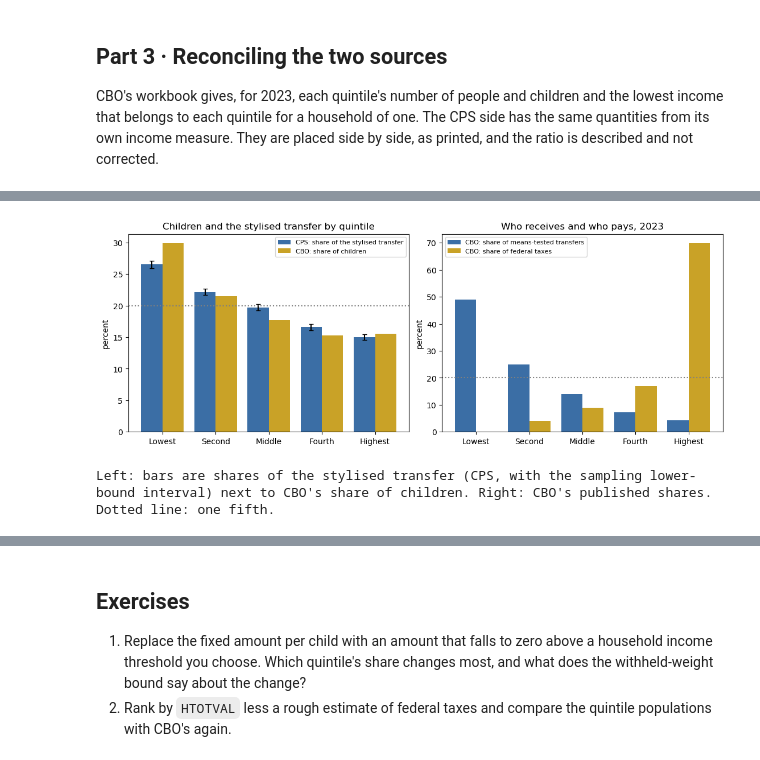
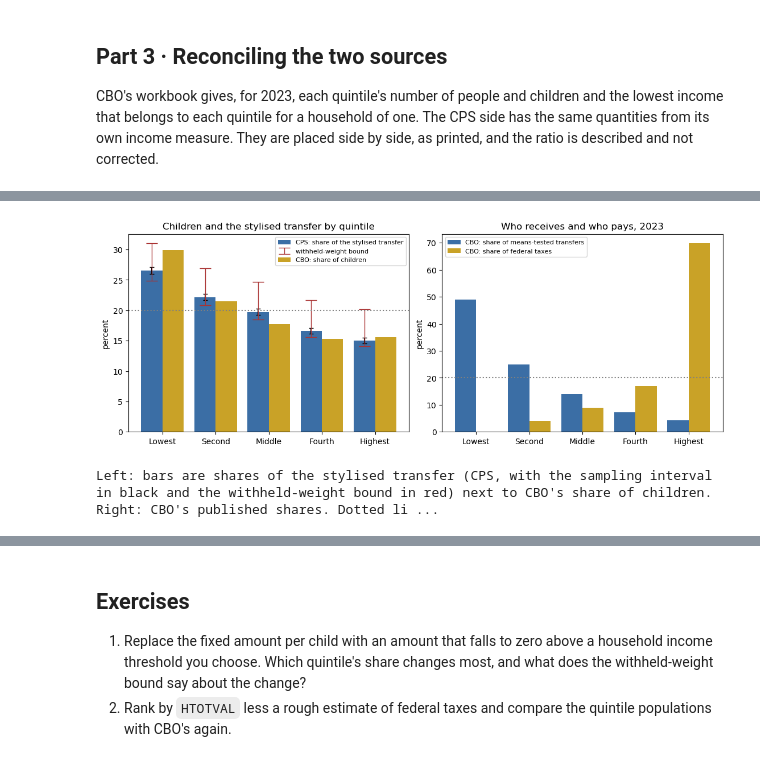
Before and after one commit to KhipuResearch/telosyn-notebooks-for-policy-analysis, a Jupyter notebook: projects/10-economic-evaluation/E03_distributional_incidence/E03_distributional_incidence.ipynb, the cells around one changed output, grey strips where cells are left out. Saved outputs shown, nothing was run; the diff lists cells and outputs as text; code cells hidden in the pictures.

```diff
--- a/projects/10-economic-evaluation/E03_distributional_incidence/E03_distributional_incidence.ipynb
+++ b/projects/10-economic-evaluation/E03_distributional_incidence/E03_distributional_incidence.ipynb
@@ -158,7 +180,7 @@ def read_table(path: Path, sheet: str) -> pd.DataFrame:
 cbo = {}
 for key, sheet in SHEETS.items():
     frame, prov = frame_from_bulk_file(source, lambda p, s=sheet: read_table(p, s))
-    prov.with_pap(PLAN).write(NB_DIR / "provenance" / f"e03_cbo_{key}.json")
+    prov.with_pap_chain(PLAN, *AMEND).write(NB_DIR / "provenance" / f"e03_cbo_{key}.json")
     cbo[key] = frame[frame["Year"] == YEAR].reset_index(drop=True)
     print(f"{sheet:32s}: {len(frame):4d} rows, {len(cbo[key])} for {YEAR}; digest {prov.content_sha256[:12]}")
 # %% [output]
@@ -322,7 +380,7 @@ def row(label, group_w, total_w, total_w2, people_w=None, people_w2=None):
            "withheld low": 100 * lo, "withheld high": 100 * hi, "children (millions)": group_w / 1e6}
     if people_w is not None:
         k = incidence.share_with_lower_bound(group_w=group_w, total_w=people_w, total_w2=people_w2)
-        out["$ per person"] = TRANSFER_PER_CHILD * k.share
+        out["$ per person, full take-up"] = TRANSFER_PER_CHILD * k.share
         out["$ low"], out["$ high"] = TRANSFER_PER_CHILD * k.low, TRANSFER_PER_CHILD * k.high
         out["people (millions)"] = people_w / 1e6
     return out
@@ -457,20 +576,21 @@ rescales one onto the other.
 # %%
 fig, axes = plt.subplots(1, 2, figsize=(11, 4), constrained_layout=True)
 x = np.arange(5)
 axes[0].bar(x - 0.2, quint["share %"], 0.4, yerr=[quint["share %"] - quint["sampling low"], quint["sampling high"] - quint["share %"]], label="CPS: share of the stylised transfer", color="#3b6ea5", capsize=3)
+axes[0].errorbar(x - 0.2, quint["share %"], yerr=[quint["share %"] - quint["withheld low"], quint["withheld high"] - quint["share %"]], fmt="none", ecolor="#a33", capsize=7, lw=1, label="withheld-weight bound")
 axes[0].bar(x + 0.2, 100 * cbo_kids / cbo_kids.sum(), 0.4, label="CBO: share of children", color="#c9a227")
 axes[0].axhline(20, color="grey", linestyle=":")
 axes[0].set_xticks(x, ["Lowest", "Second", "Middle", "Fourth", "Highest"])
 axes[0].set_ylabel("percent"); axes[0].set_title("Children and the stylised transfer by quintile"); axes[0].legend(fontsize=8)
 tr = cbo["share_transfers"].set_index("Income group").loc[QUINTILES, "Means-tested transfers"].astype(float)
 tx = cbo["share_taxes"].set_index("Income group").loc[QUINTILES, "Federal taxes"].astype(float)
 axes[1].bar(x - 0.2, tr, 0.4, label="CBO: share of means-tested transfers", color="#3b6ea5")
 axes[1].bar(x + 0.2, tx, 0.4, label="CBO: share of federal taxes", color="#c9a227")
 axes[1].axhline(20, color="grey", linestyle=":")
 axes[1].set_xticks(x, ["Lowest", "Second", "Middle", "Fourth", "Highest"])
 axes[1].set_ylabel("percent"); axes[1].set_title("Who receives and who pays, 2023"); axes[1].legend(fontsize=8)
 plt.show()
-print("Left: bars are shares of the stylised transfer (CPS, with the sampling lower-bound interval) next to CBO's share of children. Right: CBO's published shares. Dotted line: one fifth.")
+print("Left: bars are shares of the stylised transfer (CPS, with the sampling interval in black and the withheld-weight bound in red) next to CBO's share of children. Right: CBO's published shares. Dotted line: one fifth.")
 # %% [output]
-[figure, old version]
+[figure, new version]
-Left: bars are shares of the stylised transfer (CPS, with the sampling lower-bound interval) next to CBO's share of children. Right: CBO's published shares. Dotted line: one fifth.
+Left: bars are shares of the stylised transfer (CPS, with the sampling interval in black and the withheld-weight bound in red) next to CBO's share of children. Right: CBO's published shares. Dotted li ...
```
Also changed, not shown: parts of 20 cells of this notebook, 8 other files.
